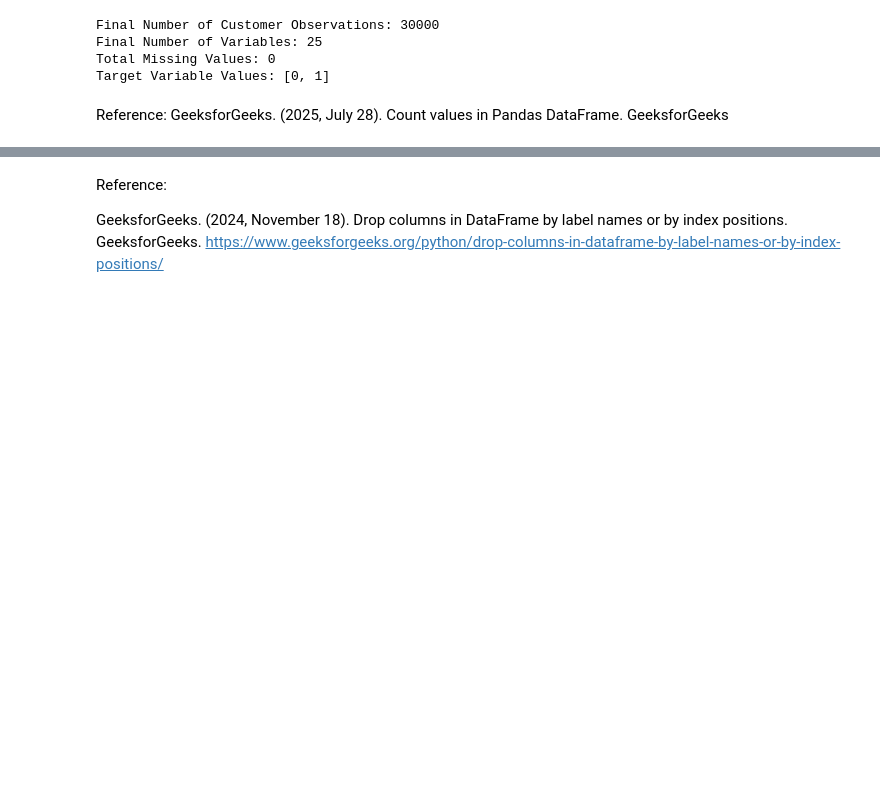
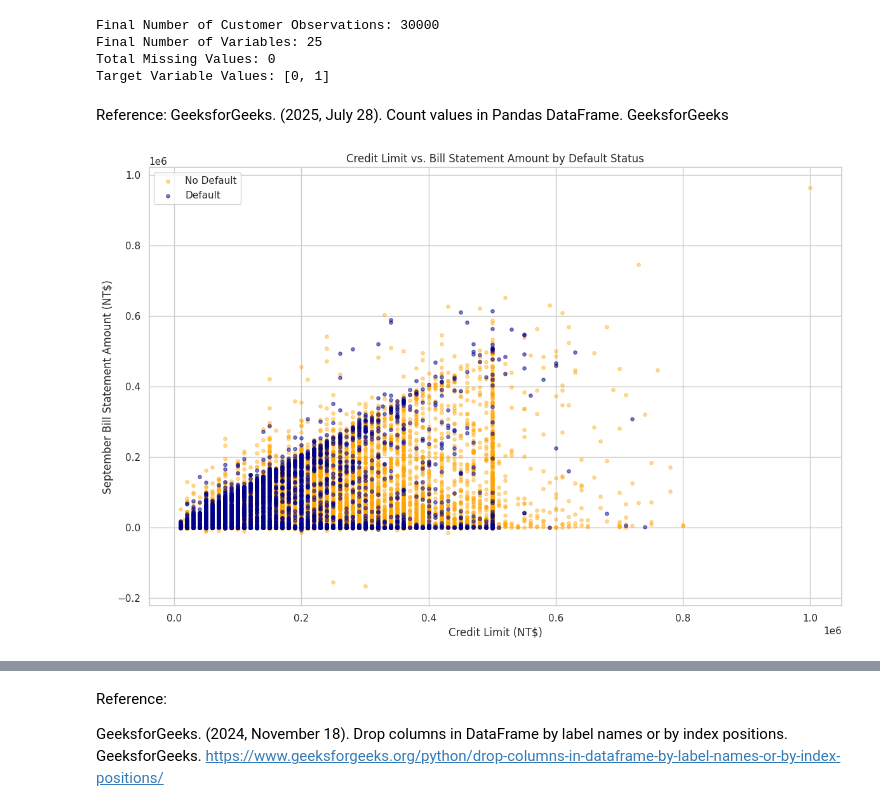
Before and after one commit to Hando19/AAI-500-Credit-Card-Analysis, a Jupyter notebook: notebooks/01_data_cleaning_eda.ipynb, the cells around one changed output, grey strips where cells are left out. Saved outputs shown, nothing was run; the diff lists cells and outputs as text; code cells hidden in the pictures; blank space fills up the shorter version.

Commit message:
Updated Data Cleaning file
Added a scatter plot to help showcase the visualization of the two key variables, Default and No Default

```diff
--- a/notebooks/01_data_cleaning_eda.ipynb
+++ b/notebooks/01_data_cleaning_eda.ipynb
@@ -403,0 +404,48 @@
+# %%
+# Scatterplot: Credit Limit vs. Bill Statement Amount
+import matplotlib.pyplot as plt
+
+# Independent variable (x)
+x = df["LIMIT_BAL"]
+
+# Dependent variable (y)
+y = df["BILL_AMT1"]
+
+# Separate customers by default status
+no_default = df["DEFAULT"] == 0
+default = df["DEFAULT"] == 1
+
+# Scatterplot
+plt.figure(figsize=(12, 8))
+
+# Customers who did not default
+plt.scatter(
+    x[no_default],
+    y[no_default],
+    color="orange",
+    label="No Default",
+    alpha=0.4,
+    s=15
+)
+
+# Customers who defaulted
+plt.scatter(
+    x[default],
+    y[default],
+    color="darkblue",
+    label="Default",
+    alpha=0.5,
+    s=15
+)
+
+# Display
+plt.xlabel("Credit Limit (NT$)")
+plt.ylabel("September Bill Statement Amount (NT$)")
+plt.title("Credit Limit vs. Bill Statement Amount by Default Status")
+plt.legend()
+plt.grid(True)
+
+plt.tight_layout()
+plt.show()
+# %% [output]
+[figure, added]
```
Also changed, not shown: parts of 2 cells of this notebook.
